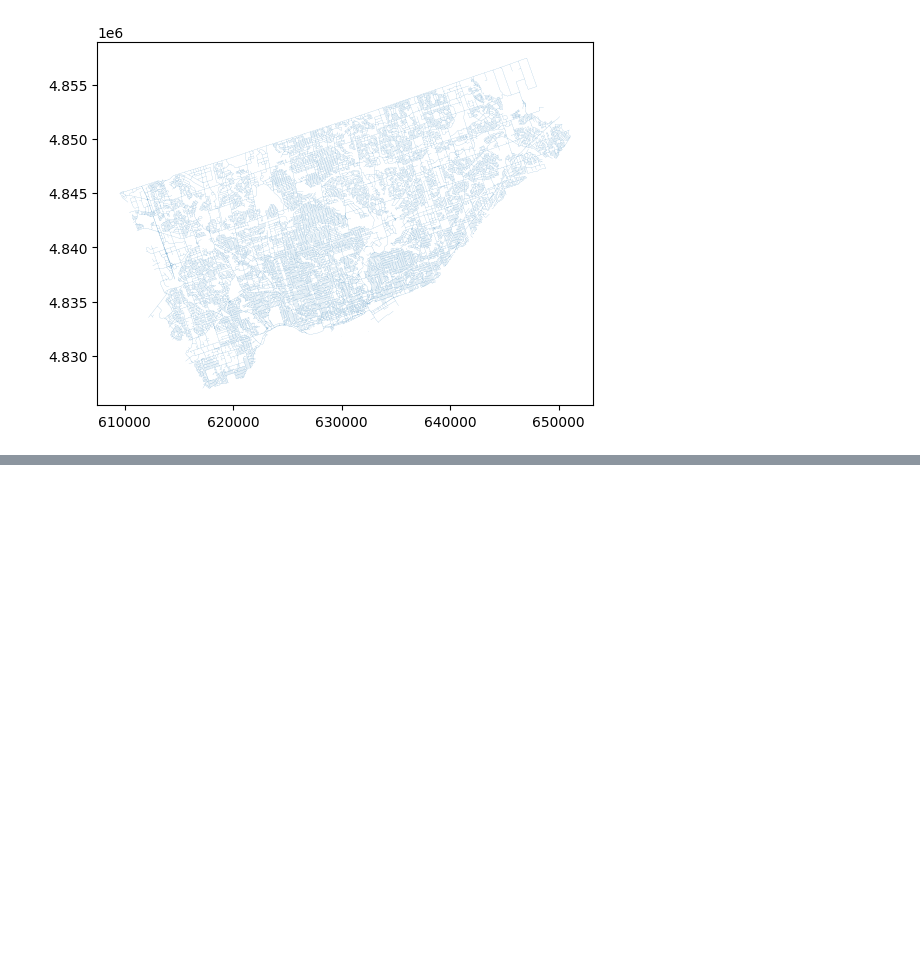
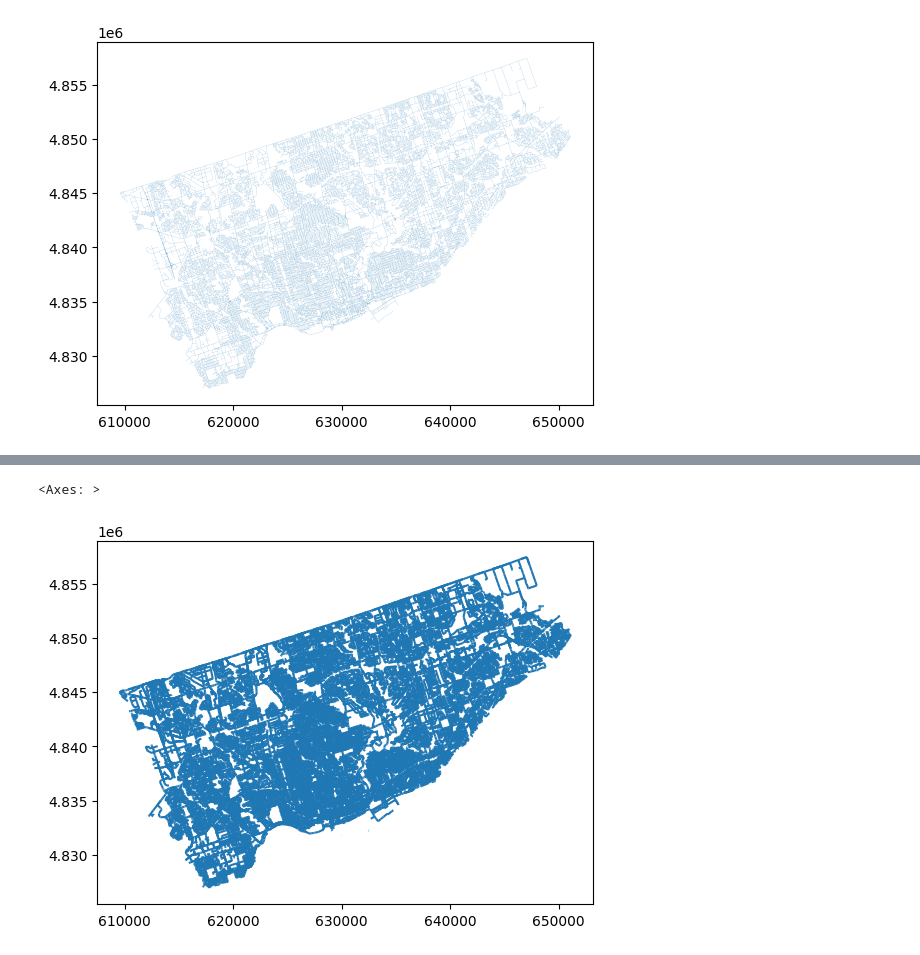
Before and after one commit to naorella/GIS_Showcase, a Jupyter notebook: template.ipynb, the cells around one changed output, grey strips where cells are left out. Cells and saved outputs as stored; diff of their text form; code cells hidden in the pictures; blank space fills up the shorter version.

```diff
--- a/template.ipynb
+++ b/template.ipynb
@@ -316,0 +346,5 @@ test.to_csv('test.csv')
+# %%
+all_roads.plot()
+# %% [output]
+<Axes: >
+[figure, added]
```
Also changed, not shown: parts of 10 cells of this notebook.
